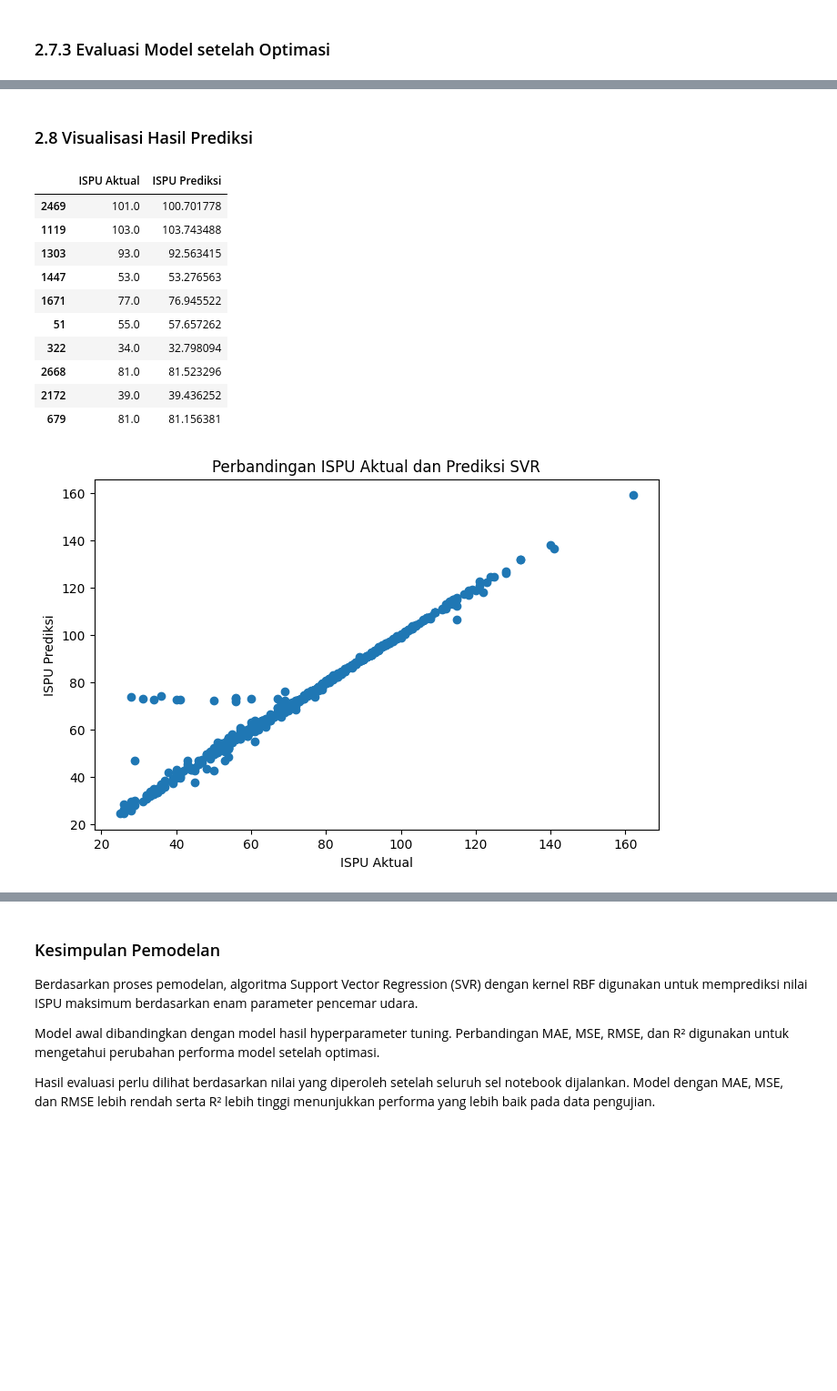
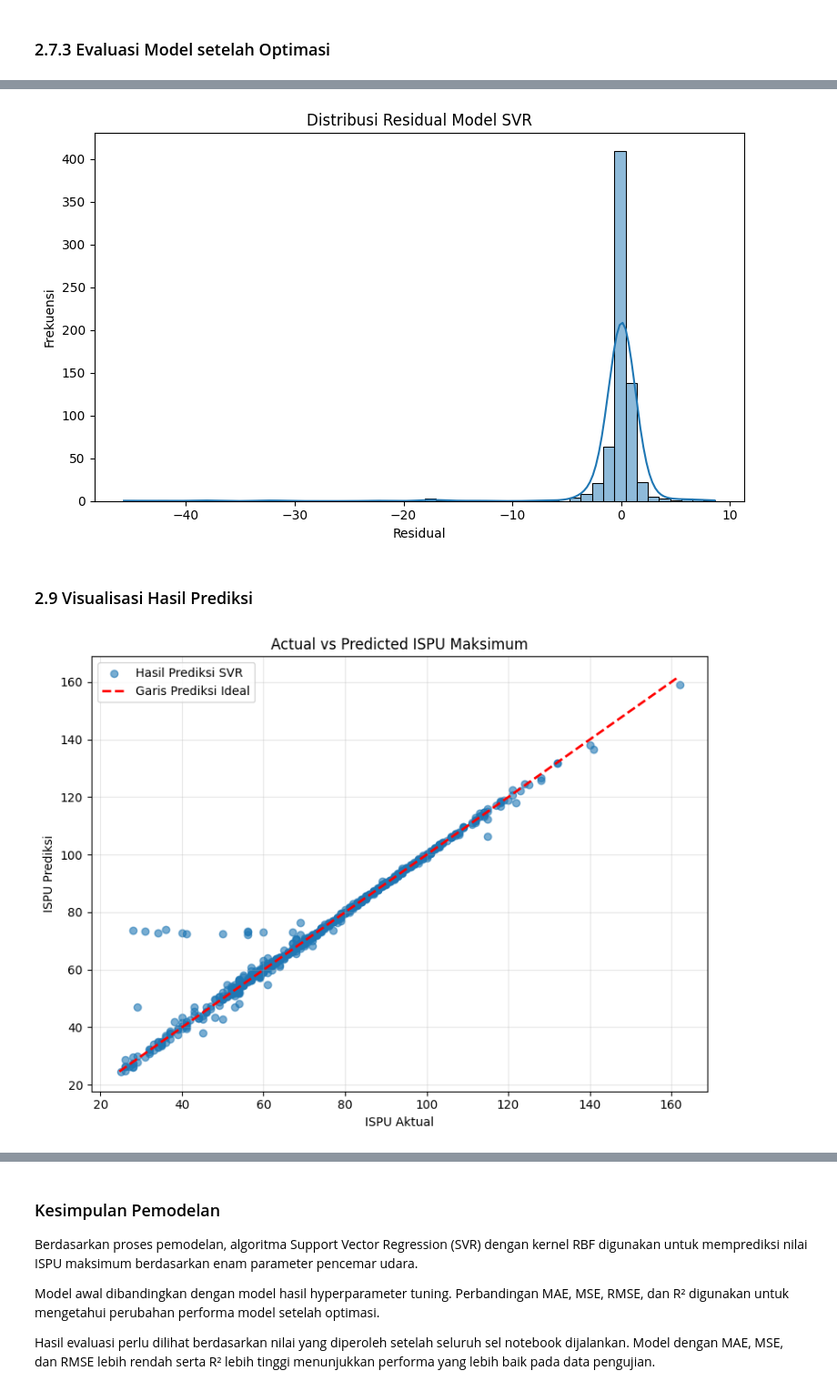
Before and after one commit to Cantikazahra/49_IF-E_titut-titut, a Jupyter notebook: Projek_ISPU.ipynb, the cells around one changed output, grey strips where cells are left out. Shown at 91% size. Saved outputs shown, nothing was run; the diff lists cells and outputs as text; code cells hidden in the pictures; blank space fills up the shorter version.

```diff
--- a/Projek_ISPU.ipynb
+++ b/Projek_ISPU.ipynb
@@ -1068,11 +1151,11 @@ print(grid_search.best_score_)
 # %% [markdown]
 ### 2.7.2 Model SVR yang Terbaik
 # %%
-# Mengambil model dengan parameter terbaik
+# Mengambil model SVR dengan parameter terbaik
 model_svr_terbaik = grid_search.best_estimator_
 
-# Melakukan prediksi menggunakan model terbaik
-y_pred = model_svr_terbaik.predict(X_test_preprocessed)
+# Melakukan prediksi pada data testing
+y_pred = model_svr_terbaik.predict(X_test_selected)
 
-print("Prediksi menggunakan model SVR terbaik berhasil dilakukan.")
+print("Prediksi menggunakan model SVR terbaik berhasil.")
 # %% [output]
@@ -1103,32 +1248,53 @@ display(perbandingan_model)
+# %%
+# Visualisasi distribusi residual
+plt.figure(figsize=(8, 5))
+
+sns.histplot(
+    residual,
+    kde=True
+)
+
+plt.xlabel("Residual")
+plt.ylabel("Frekuensi")
+plt.title("Distribusi Residual Model SVR")
+
+plt.tight_layout()
+plt.show()
+# %% [output]
+[figure, added]
 # %% [markdown]
-### 2.8 Visualisasi Hasil Prediksi
+### 2.9 Visualisasi Hasil Prediksi
 # %%
-# Membuat tabel perbandingan nilai aktual dan prediksi
-hasil_prediksi = pd.DataFrame({
-    "ISPU Aktual": y_test.values,
-    "ISPU Prediksi": y_pred
-}, index=y_test.index)
+plt.figure(figsize=(8, 6))
 
-display(hasil_prediksi.head(10))
+plt.scatter(
+    y_test,
+    y_pred,
+    alpha=0.6,
+    label="Hasil Prediksi SVR"
+)
 
-# Membuat grafik nilai aktual dan prediksi
-plt.figure(figsize=(8, 5))
-plt.scatter(y_test, y_pred)
+# GARIS DIAGONAL PREDIKSI IDEAL (Y = X)
+nilai_min = min(y_test.min(), y_pred.min())
+nilai_max = max(y_test.max(), y_pred.max())
+
+plt.plot(
+    [nilai_min, nilai_max],
+    [nilai_min, nilai_max],
+    color="red",
+    linestyle="--",
+    linewidth=2,
+    label="Garis Prediksi Ideal"
+)
+
 plt.xlabel("ISPU Aktual")
 plt.ylabel("ISPU Prediksi")
-plt.title("Perbandingan ISPU Aktual dan Prediksi SVR")
+plt.title("Actual vs Predicted ISPU Maksimum")
+
+plt.legend()
+plt.grid(alpha=0.3)
+plt.tight_layout()
 plt.show()
 # %% [output]
-|  | ISPU Aktual | ISPU Prediksi |
-| 2469 | 101.0 | 100.701778 |
-| 1119 | 103.0 | 103.743488 |
-| 1303 | 93.0 | 92.563415 |
-| 1447 | 53.0 | 53.276563 |
-| 1671 | 77.0 | 76.945522 |
-| 51 | 55.0 | 57.657262 |
-| 322 | 34.0 | 32.798094 |
-| 2668 | 81.0 | 81.523296 |
-| 2172 | 39.0 | 39.436252 |
-| 679 | 81.0 | 81.156381 |
-[figure, old version]
+[figure, new version]
 # %%
```
Also changed, not shown: parts of 17 cells of this notebook.
